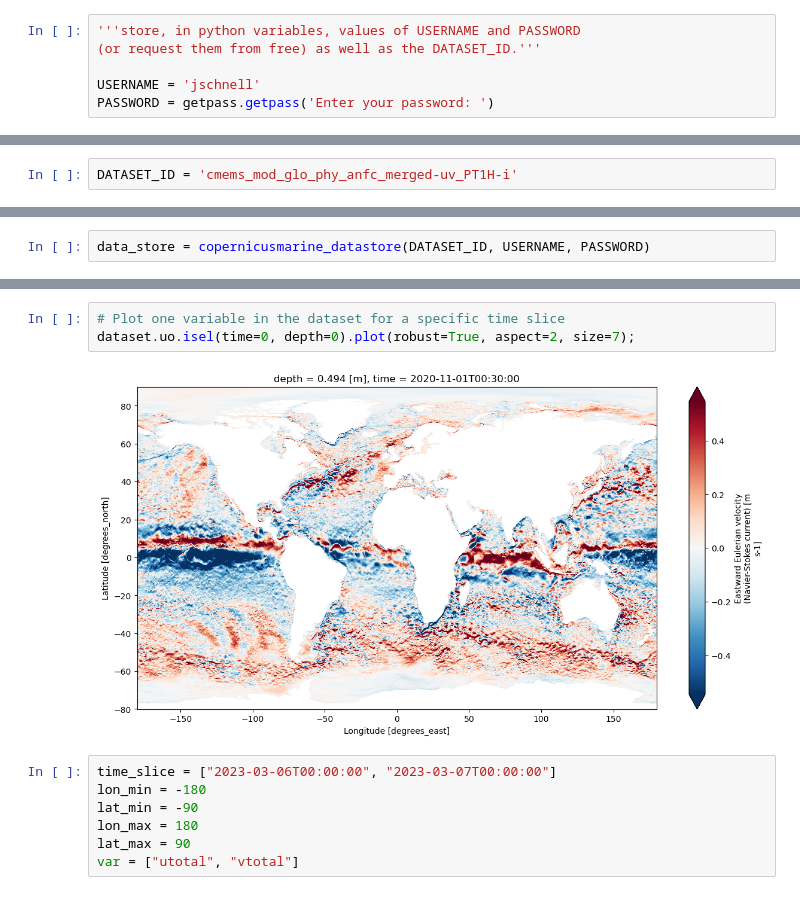
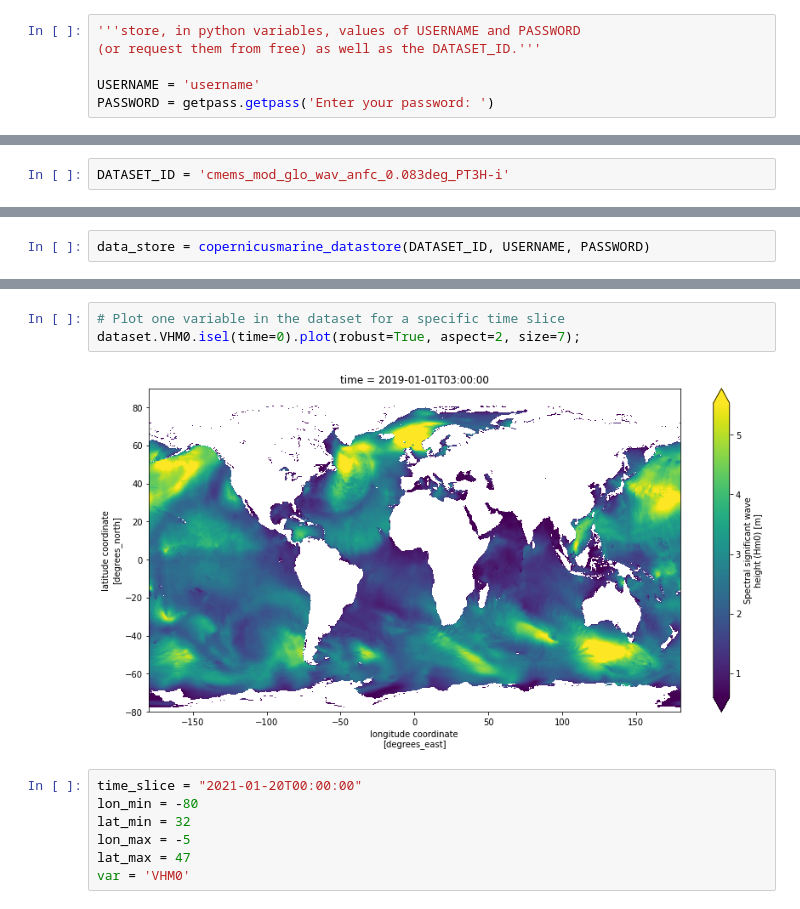
Before and after one commit to 52North/MariGeoRoute, a Jupyter notebook: cmems/data_access/cmems_opendap.ipynb, the cells around one changed output, grey strips where cells are left out. Cells and saved outputs as stored; diff of their text form.

```diff
--- a/cmems/data_access/cmems_opendap.ipynb
+++ b/cmems/data_access/cmems_opendap.ipynb
@@ -17,12 +19,12 @@ warnings.simplefilter("ignore")
 '''store, in python variables, values of USERNAME and PASSWORD
 (or request them from free) as well as the DATASET_ID.'''
 
-USERNAME = 'jschnell'
+USERNAME = 'username'
 PASSWORD = getpass.getpass('Enter your password: ')
 # %% [output]
 Enter your password: ········
 # %%
-DATASET_ID = 'cmems_mod_glo_phy_anfc_merged-uv_PT1H-i'
+DATASET_ID = 'cmems_mod_glo_wav_anfc_0.083deg_PT3H-i'
 # %%
 '''instantiate the connection to the OPeNDAP server thanks to a local
 function copernicusmarine_datastore(): '''
@@ -88,12 +79,12 @@ Attributes:
 # %%
 # Plot one variable in the dataset for a specific time slice
-dataset.uo.isel(time=0, depth=0).plot(robust=True, aspect=2, size=7);
+dataset.VHM0.isel(time=0).plot(robust=True, aspect=2, size=7);
 # %% [output]
-[figure, old version]
+[figure, new version]
 # %%
-time_slice = ["2023-03-06T00:00:00", "2023-03-07T00:00:00"]
-lon_min = -180
-lat_min = -90
-lon_max = 180
-lat_max = 90
-var = ["utotal", "vtotal"]
+time_slice = "2021-01-20T00:00:00"
+lon_min = -80
+lat_min = 32
+lon_max = -5
+lat_max = 47
+var = 'VHM0'
```
Also changed, not shown: parts of 12 cells of this notebook, 5 other files.
